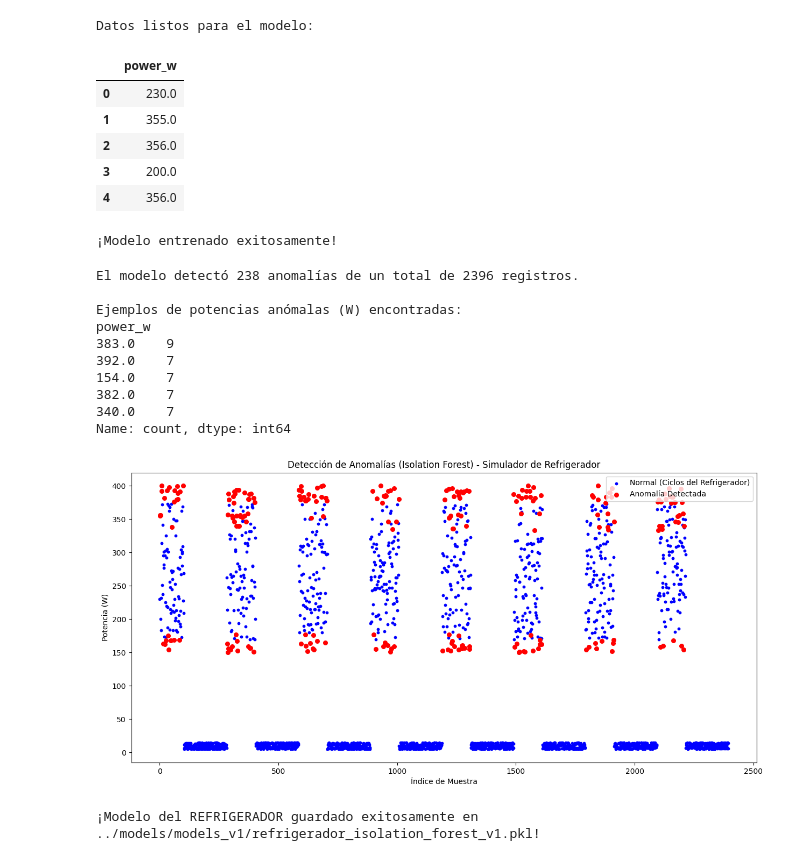
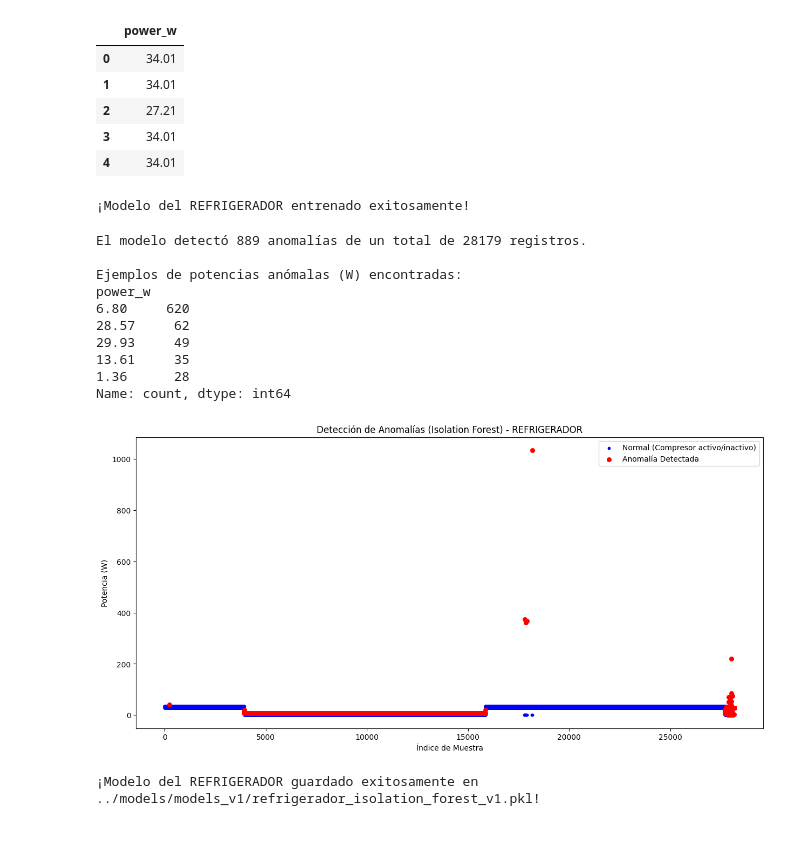
Before and after one commit to Olmekk/MyVolt-IA, a Jupyter notebook: notebooks/models/ML_Refrigerador.ipynb, the cells around one changed output. Saved outputs shown, nothing was run; the diff lists cells and outputs as text; code cells hidden in the pictures.

Commit message:
entrenamientos

```diff
--- a/notebooks/models/ML_Refrigerador.ipynb
+++ b/notebooks/models/ML_Refrigerador.ipynb
@@ -7,25 +7,26 @@ from sqlalchemy import create_engine
 from urllib.parse import quote_plus # Para manejar las contraseñas con caracteres especiales
 %matplotlib inline
 # %%
-# 1. Credenciales de la Base de Datos
-DB_USER = "myvolt_admin"
-DB_PASS = "M%R^N!J%IDKS$8@zya4v"
-DB_HOST = "myvolt-db.postgres.database.azure.com"
+# 1. Credenciales de la Base de Datos LOCAL
+DB_USER = "postgres"
+DB_PASS = "1234"
+DB_HOST = "localhost"
 DB_PORT = "5432"
-DB_NAME = "postgres" # El nombre de la BD que descubrimos
+DB_NAME = "myvolt_local"
 
-# 2. Codificar la contraseña para caracteres especiales (como @, %, $)
+# 2. Codificar la contraseña
 DB_PASS_ENCODED = quote_plus(DB_PASS)
 
 # 3. Crear la cadena de conexión
 try:
-    connection_string = f"postgresql+psycopg2://{DB_USER}:{DB_PASS_ENCODED}@{DB_HOST}:{DB_PORT}/{DB_NAME}?sslmode=require"
+    connection_string = f"postgresql+psycopg2://{DB_USER}:{DB_PASS_ENCODED}@{DB_HOST}:{DB_PORT}/{DB_NAME}"
     engine = create_engine(connection_string)
 
     # 4. Prueba de conexión
     with engine.connect() as conn:
-        print("¡Conexión a Azure PostgreSQL exitosa!")
+        print("¡Conexión a PostgreSQL LOCAL exitosa!")
 
 except Exception as e:
-    print(f"Error al conectar a Azure: {e}")
+    print(f"Error al conectar a la BD Local: {e}")
+    print("Consejo: Verifica que tu contraseña sea correcta y que PostgreSQL esté corriendo en el puerto 5432.")
 # %% [output]
@@ -60,77 +54,59 @@ Se cargaron 2396 registros desde la base de datos.
 # %%
-# Seleccionamos 'power_w' para el entrenamiento
 datos_para_modelo = df[['power_w']]
-
-print("Datos listos para el modelo:")
 datos_para_modelo.head()
 # %% [output]
-Datos listos para el modelo:
 |  | power_w |
-| 0 | 230.0 |
-| 1 | 355.0 |
-| 2 | 356.0 |
-| 3 | 200.0 |
-| 4 | 356.0 |
+| 0 | 34.01 |
+| 1 | 34.01 |
+| 2 | 27.21 |
+| 3 | 34.01 |
+| 4 | 34.01 |
 # %%
-# 1. Inicializamos el modelo (esperamos un 10% de anomalías/ruido)
-# 'contamination' es el % de datos que crees que son "raros".
-# 0.1 (10%) es un buen punto de partida para datos simulados.
+# Contamination 0.1 asume que el 10% de los datos podrían ser ruido o anomalías
 modelo_if = IsolationForest(contamination=0.1, random_state=42)
-
-# 2. Entrenamos el modelo con nuestros datos de potencia del refrigerador
 modelo_if.fit(datos_para_modelo)
-
-print("¡Modelo entrenado exitosamente!")
+print("¡Modelo del REFRIGERADOR entrenado exitosamente!")
 # %% [output]
-¡Modelo entrenado exitosamente!
+¡Modelo del REFRIGERADOR entrenado exitosamente!
 # %%
-# 1. Pedimos al modelo que etiquete los datos: 1 (normal) o -1 (anomalía)
 predicciones = modelo_if.predict(datos_para_modelo)
-
-# 2. Guardamos las predicciones en el DataFrame original para verlas
 df['anomalia_predicha'] = predicciones
-
-# 3. Revisamos qué encontró
 anomalias = df[df['anomalia_predicha'] == -1]
 print(f"El modelo detectó {len(anomalias)} anomalías de un total de {len(df)} registros.")
-
 print("\nEjemplos de potencias anómalas (W) encontradas:")
-# .value_counts() nos muestra qué valores marcó como anómalos
 print(anomalias['power_w'].value_counts().head())
 # %% [output]
-El modelo detectó 238 anomalías de un total de 2396 registros.
+El modelo detectó 889 anomalías de un total de 28179 registros.
 
 Ejemplos de potencias anómalas (W) encontradas:
 power_w
-383.0    9
-392.0    7
-154.0    7
-382.0    7
-340.0    7
+6.80     620
+28.57     62
+29.93     49
+13.61     35
+1.36      28
 Name: count, dtype: int64
 # %%
-# Separamos los datos normales y los anómalos
 df_normal = df[df['anomalia_predicha'] == 1]
 df_anomalo = df[df['anomalia_predicha'] == -1]
 
-# Creamos el gráfico
 plt.figure(figsize=(15, 7))
 
-# Normales en azul
-# Abajo (standby) y una arriba (activo)
+# Pintamos los puntos normales en azul
+# Para el Refri, deberías ver ciclos normales entre 150W y 600W
 plt.scatter(df_normal.index, df_normal['power_w'],
-            c='blue', label='Normal (Ciclos del Refrigerador)', s=10)
+            c='blue', label='Normal (Compresor activo/inactivo)', s=10)
 
-# Anomalías en rojo
+# Pintamos las anomalías en rojo (Picos muy altos o valores extraños fuera de rango)
 plt.scatter(df_anomalo.index, df_anomalo['power_w'],
             c='red', label='Anomalía Detectada', s=30)
 
-# Título y etiquetas del gráfico
-plt.title('Detección de Anomalías (Isolation Forest) - Simulador de Refrigerador')
+plt.title('Detección de Anomalías (Isolation Forest) - REFRIGERADOR')
+
 plt.xlabel('Índice de Muestra')
 plt.ylabel('Potencia (W)')
 plt.legend()
 plt.show()
 # %% [output]
-[figure, old version]
+[figure, new version]
 # %%
```
Also changed, not shown: parts of 3 cells of this notebook, 11 other files.
